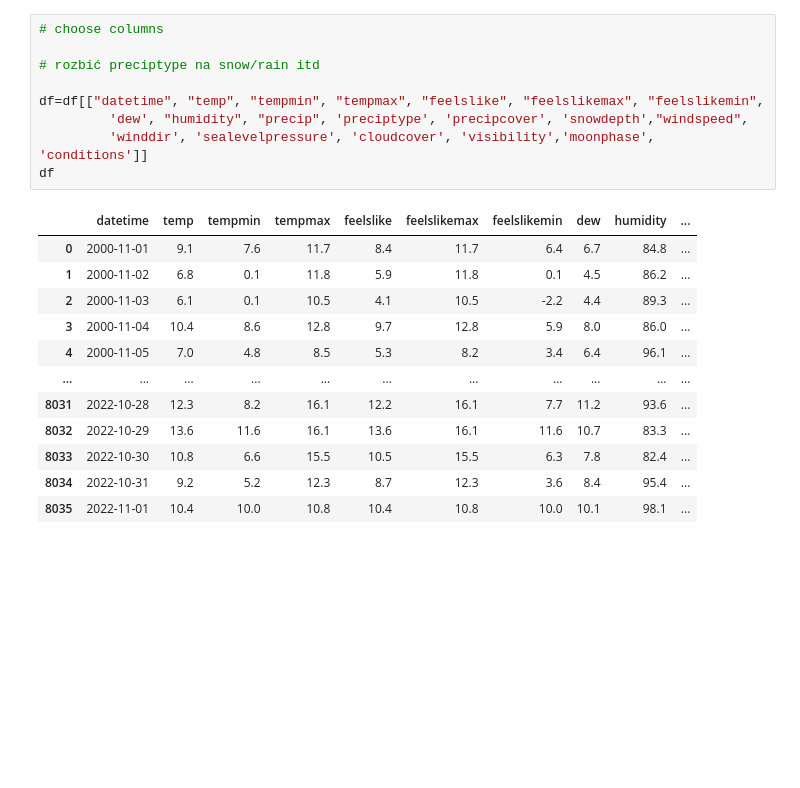
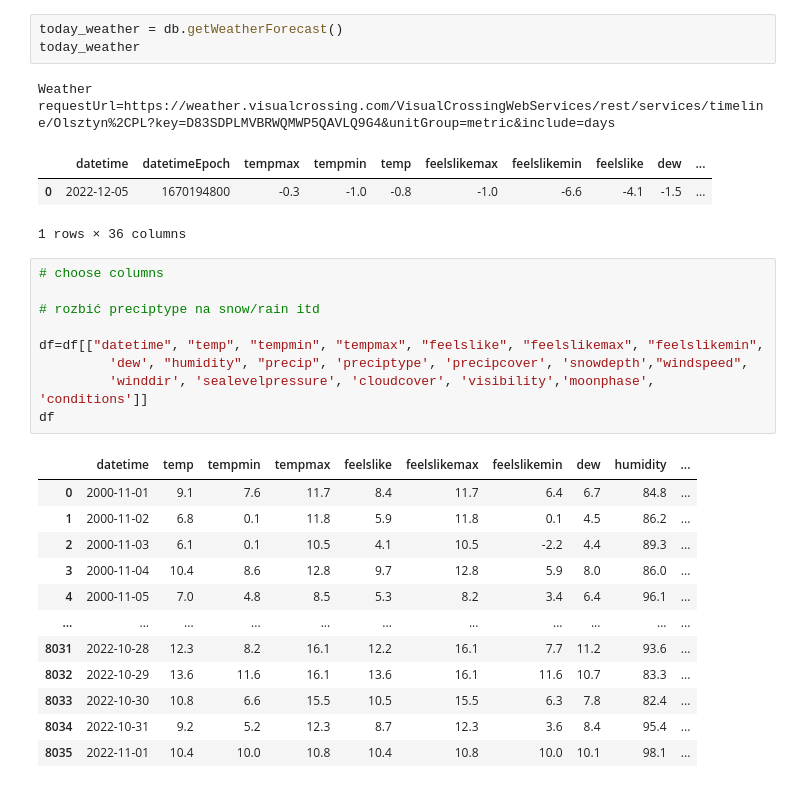
Before and after one commit to JankowRepo/WeatherPredictionProject, a Jupyter notebook: Visualisation_and_ML.ipynb, the cells around one changed output. Saved outputs shown, nothing was run; the diff lists cells and outputs as text; blank space fills up the shorter version.

```diff
--- a/Visualisation_and_ML.ipynb
+++ b/Visualisation_and_ML.ipynb
@@ -34,6 +34,14 @@ print(df)
 8035  EPSY,12160099999,12185099999,12280099999,12270...
 
 [8036 rows x 33 columns]
+# %%
+today_weather = db.getWeatherForecast()
+today_weather
+# %% [output]
+Weather requestUrl=https://weather.visualcrossing.com/VisualCrossingWebServices/rest/services/timeline/Olsztyn%2CPL?key=D83SDPLMVBRWQMWP5QAVLQ9G4&unitGroup=metric&include=days
+|  | datetime | datetimeEpoch | tempmax | tempmin | temp | feelslikemax | feelslikemin | feelslike | dew | ... |
+| 0 | 2022-12-05 | 1670194800 | -0.3 | -1.0 | -0.8 | -1.0 | -6.6 | -4.1 | -1.5 | ... |
+1 rows × 36 columns
 # %%
 # choose columns
 
```
Also changed, not shown: parts of 4 cells of this notebook, 1 other file.
